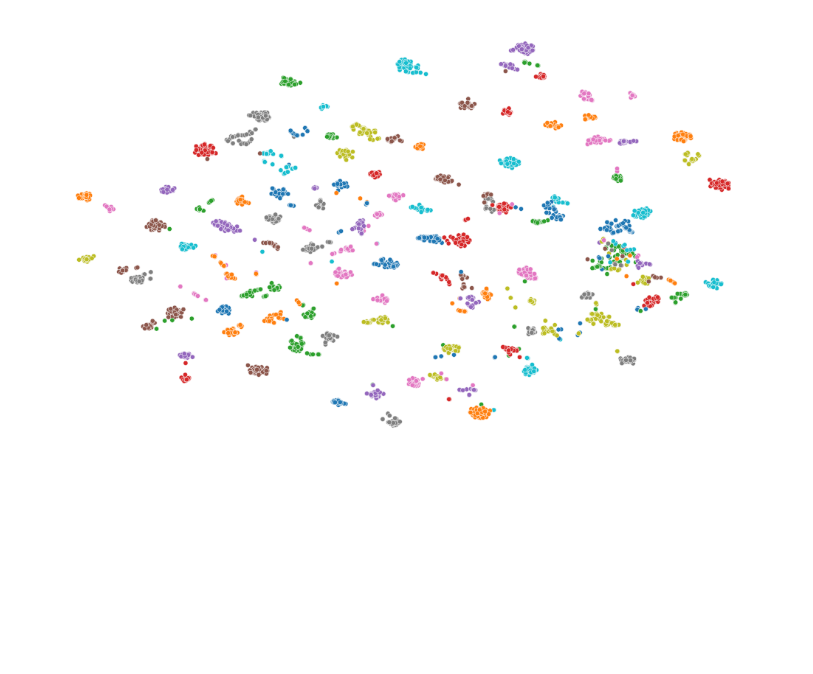
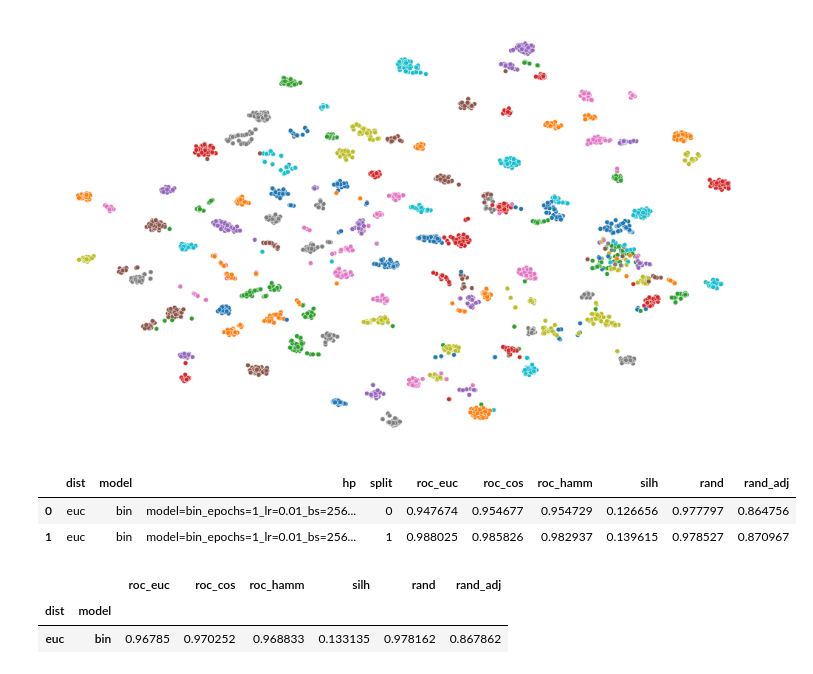
Before and after one commit to jackss011/gyro-classifier, a Jupyter notebook: padova/src/charts.ipynb, the cells around one changed output. Cells and saved outputs as stored; diff of their text form; code cells hidden in the pictures; blank space fills up the shorter version.

Commit message:
added open set evaluating

```diff
--- a/padova/src/charts.ipynb
+++ b/padova/src/charts.ipynb
@@ -376,3 +430,23 @@ for training, model, (X, y) in res2_tsne:
 # %% [output]
 FileNotFoundError: [Errno 2] No such file or directory: 'C:\\Users\\giaco\\Dev\\gyro-classifier\\padova\\src\\~\\Pictures\\tsne-class-bin.png'
 [figure]
+# %%
+import json
+
+res_path = 'logs-triplet/open-set-results.jsonl'
+with open(res_path, 'r') as f:
+    rows = [json.loads(line) for line in f.readlines()]
+
+df = pd.DataFrame(rows)
+df
+# %% [output]
+|  | dist | model | hp | split | roc_euc | roc_cos | roc_hamm | silh | rand | rand_adj |
+| 0 | euc | bin | model=bin_epochs=1_lr=0.01_bs=256... | 0 | 0.947674 | 0.954677 | 0.954729 | 0.126656 | 0.977797 | 0.864756 |
+| 1 | euc | bin | model=bin_epochs=1_lr=0.01_bs=256... | 1 | 0.988025 | 0.985826 | 0.982937 | 0.139615 | 0.978527 | 0.870967 |
+# %%
+cols = [col for col in df.columns if col not in ['hp', 'split']]
+df[cols].groupby(['dist', 'model']).mean()
+# %% [output]
+|  |  | roc_euc | roc_cos | roc_hamm | silh | rand | rand_adj |
+| dist | model |  |  |  |  |  |  |
+| euc | bin | 0.96785 | 0.970252 | 0.968833 | 0.133135 | 0.978162 | 0.867862 |
```
Also changed, not shown: parts of 3 cells of this notebook, 6 other files.
